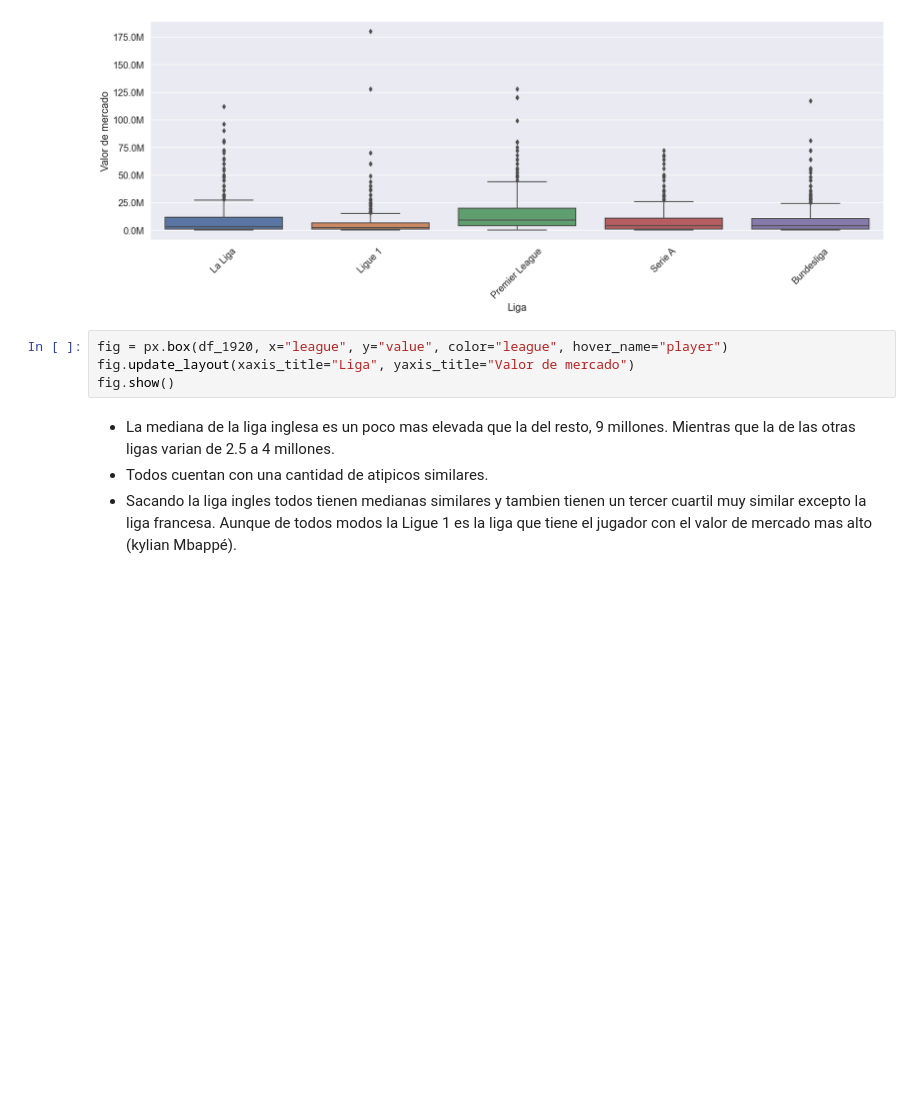
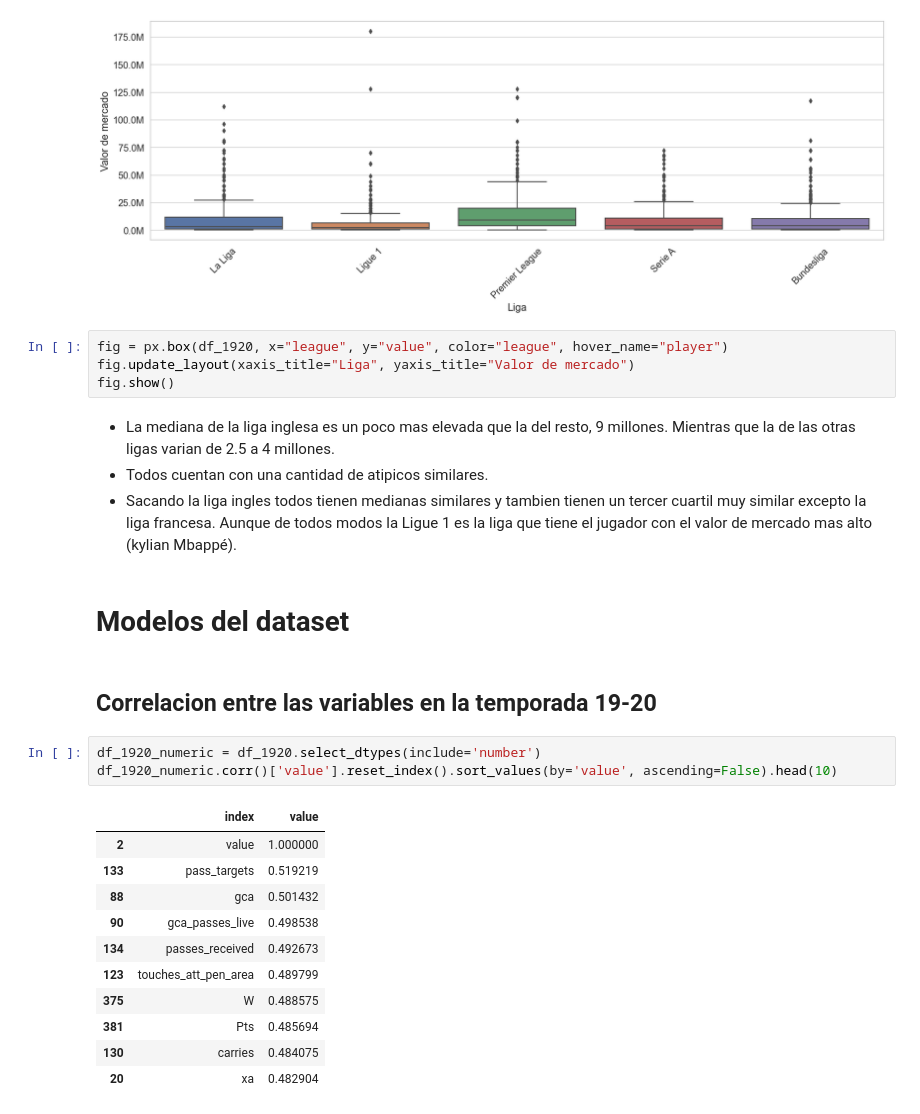
Before and after one commit to santiagoduc0s/football-players-statistics, a Jupyter notebook: football-players.ipynb, the cells around one changed output. Cells and saved outputs as stored; diff of their text form; blank space fills up the shorter version.

Commit message:
Start with models

```diff
--- a/football-players.ipynb
+++ b/football-players.ipynb
@@ -559,3 +558,22 @@ fig.show()
 * La mediana de la liga inglesa es un poco mas elevada que la del resto, 9 millones. Mientras que la de las otras ligas varian de 2.5 a 4 millones.
 * Todos cuentan con una cantidad de atipicos similares.
 * Sacando la liga ingles todos tienen medianas similares y tambien tienen un tercer cuartil muy similar excepto la liga francesa. Aunque de todos modos la Ligue 1 es la liga que tiene el jugador con el valor de mercado mas alto (kylian Mbappé).
+# %% [markdown]
+# Modelos del dataset
+# %% [markdown]
+## Correlacion entre las variables en la temporada 19-20
+# %%
+df_1920_numeric = df_1920.select_dtypes(include='number')
+df_1920_numeric.corr()['value'].reset_index().sort_values(by='value', ascending=False).head(10)
+# %% [output]
+|  | index | value |
+| 2 | value | 1.000000 |
+| 133 | pass_targets | 0.519219 |
+| 88 | gca | 0.501432 |
+| 90 | gca_passes_live | 0.498538 |
+| 134 | passes_received | 0.492673 |
+| 123 | touches_att_pen_area | 0.489799 |
+| 375 | W | 0.488575 |
+| 381 | Pts | 0.485694 |
+| 130 | carries | 0.484075 |
+| 20 | xa | 0.482904 |
```
Also changed, not shown: parts of 6 cells of this notebook.
